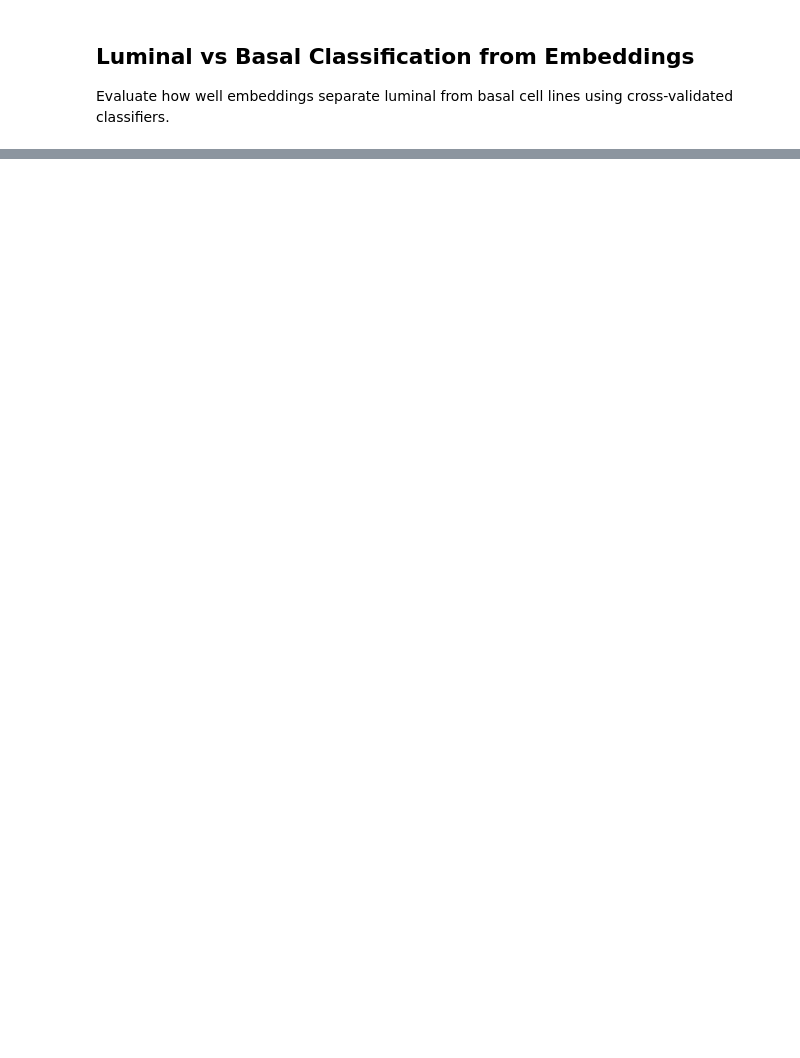
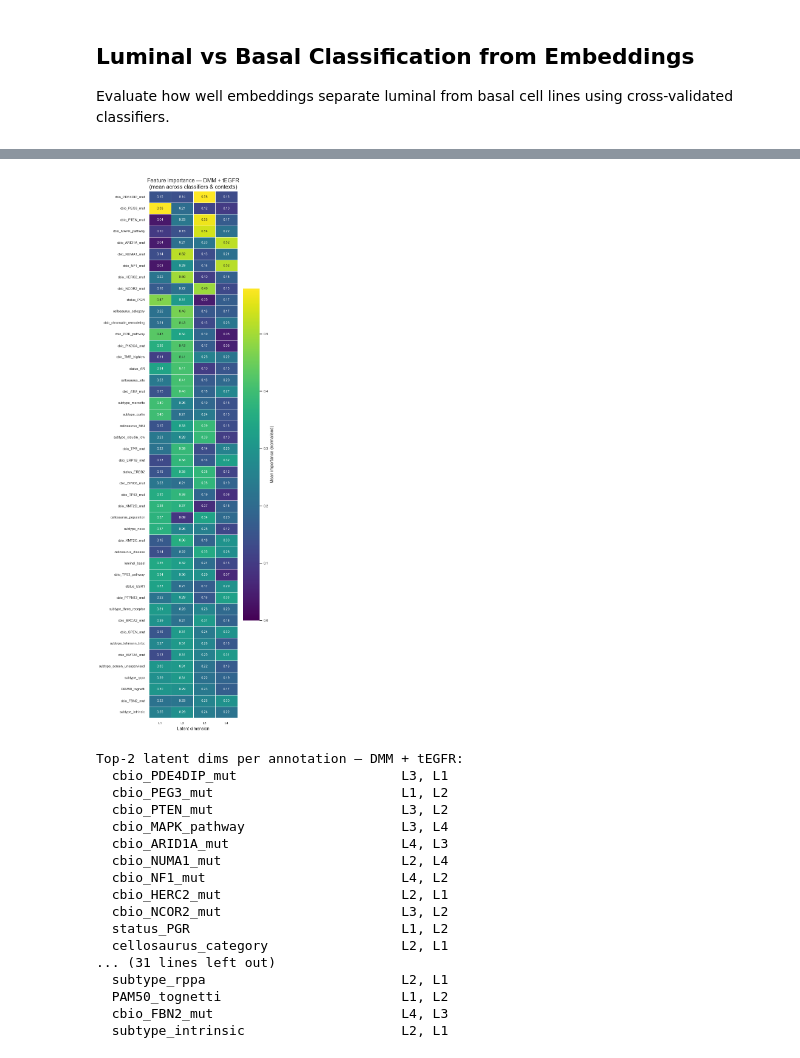
Before and after one commit to frohlich-lab/DeepMechanisticModels, a Jupyter notebook: figures_paper/embeddings_luminal_basal.ipynb, the cells around one changed output, grey strips where cells are left out. Drawn from its saved outputs; the diff is of its cells as text; code cells hidden in the pictures; blank space fills up the shorter version.

```diff
--- a/figures_paper/embeddings_luminal_basal.ipynb
+++ b/figures_paper/embeddings_luminal_basal.ipynb
@@ -163,0 +552,65 @@ if all_results:
+# %%
+from embedding_utils import get_top_features_for_annotation
+
+model_labels_imp = {
+    "EGFR_MAPK__logobs": "DMM (base)",
+    "EGFR_MAPK__logobs_tegfr_aggavg": "DMM + tEGFR",
+}
+
+# ── Heatmap: mean feature importance per annotation × latent dimension, one per model ──
+if not importance_df.empty:
+    for model_name in importance_df["model"].unique():
+        model_imp = importance_df[importance_df["model"] == model_name]
+        imp_pivot = (
+            model_imp
+            .groupby(["annotation", "feature"])["importance"]
+            .mean()
+            .reset_index()
+            .pivot(index="annotation", columns="feature", values="importance")
+        )
+        # Sort columns naturally (L1, L2, ..., L10, ...)
+        feat_order = sorted(imp_pivot.columns, key=lambda x: int(x[1:]))
+        imp_pivot = imp_pivot[feat_order]
+
+        # Sort rows by max importance (most separable annotation at top)
+        imp_pivot = imp_pivot.loc[imp_pivot.max(axis=1).sort_values(ascending=False).index]
+
+        ml = model_labels_imp.get(model_name, model_name)
+        fig, ax = plt.subplots(figsize=(max(6, 0.8 * len(feat_order)), max(5, 0.4 * len(imp_pivot))))
+        sns.heatmap(
+            imp_pivot, annot=True, fmt=".2f", cmap="viridis", vmin=0, vmax=imp_pivot.values.max(),
+            linewidths=0.5, ax=ax, cbar_kws={"label": "Mean importance (normalised)"},
+        )
+        ax.set_title(f"Feature importance — {ml}\n(mean across classifiers & contexts)", fontsize=13)
+        ax.set_ylabel("")
+        ax.set_xlabel("Latent dimension")
+        plt.tight_layout()
+        plt.show()
+
+        # Print top-2 features per annotation for this model
+        print(f"\nTop-2 latent dims per annotation — {ml}:")
+        for annot in imp_pivot.index:
+            top2 = get_top_features_for_annotation(importance_df, annot, model=model_name, top_n=2)
+            print(f"  {annot:35s}  {', '.join(top2)}")
+        print()
+else:
+    print("No feature importance data available.")
+# %% [output]
+[figure, added]
+Top-2 latent dims per annotation — DMM + tEGFR:
+  cbio_PDE4DIP_mut                     L3, L1
+  cbio_PEG3_mut                        L1, L2
+  cbio_PTEN_mut                        L3, L2
+  cbio_MAPK_pathway                    L3, L4
+  cbio_ARID1A_mut                      L4, L3
+  cbio_NUMA1_mut                       L2, L4
+  cbio_NF1_mut                         L4, L2
+  cbio_HERC2_mut                       L2, L1
+  cbio_NCOR2_mut                       L3, L2
+  status_PGR                           L1, L2
+  cellosaurus_category                 L2, L1
+... (31 lines left out)
+  subtype_rppa                         L2, L1
+  PAM50_tognetti                       L1, L2
+  cbio_FBN2_mut                        L4, L3
+  subtype_intrinsic                    L2, L1
```
Also changed, not shown: parts of 16 cells of this notebook, 35 other files.
